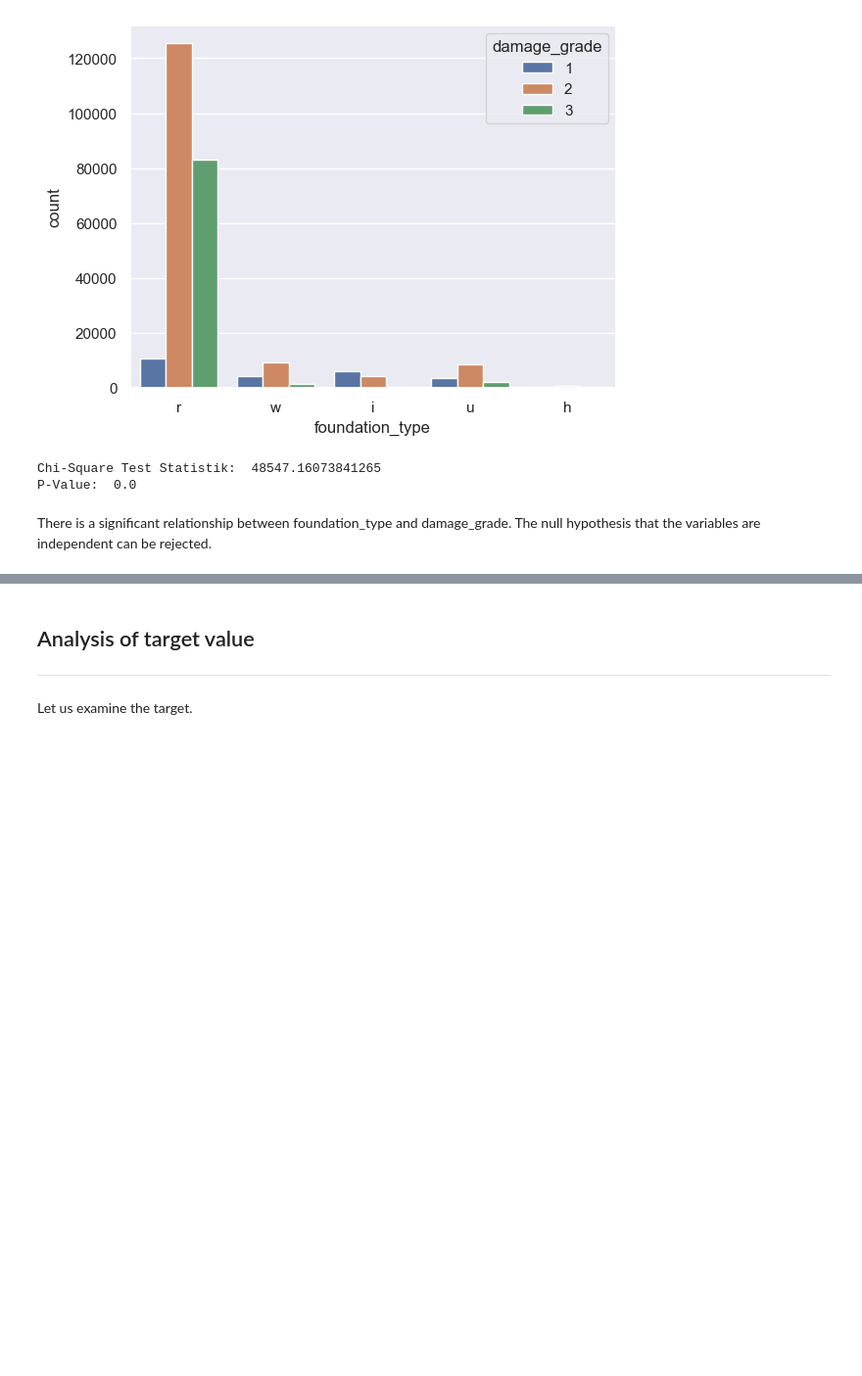
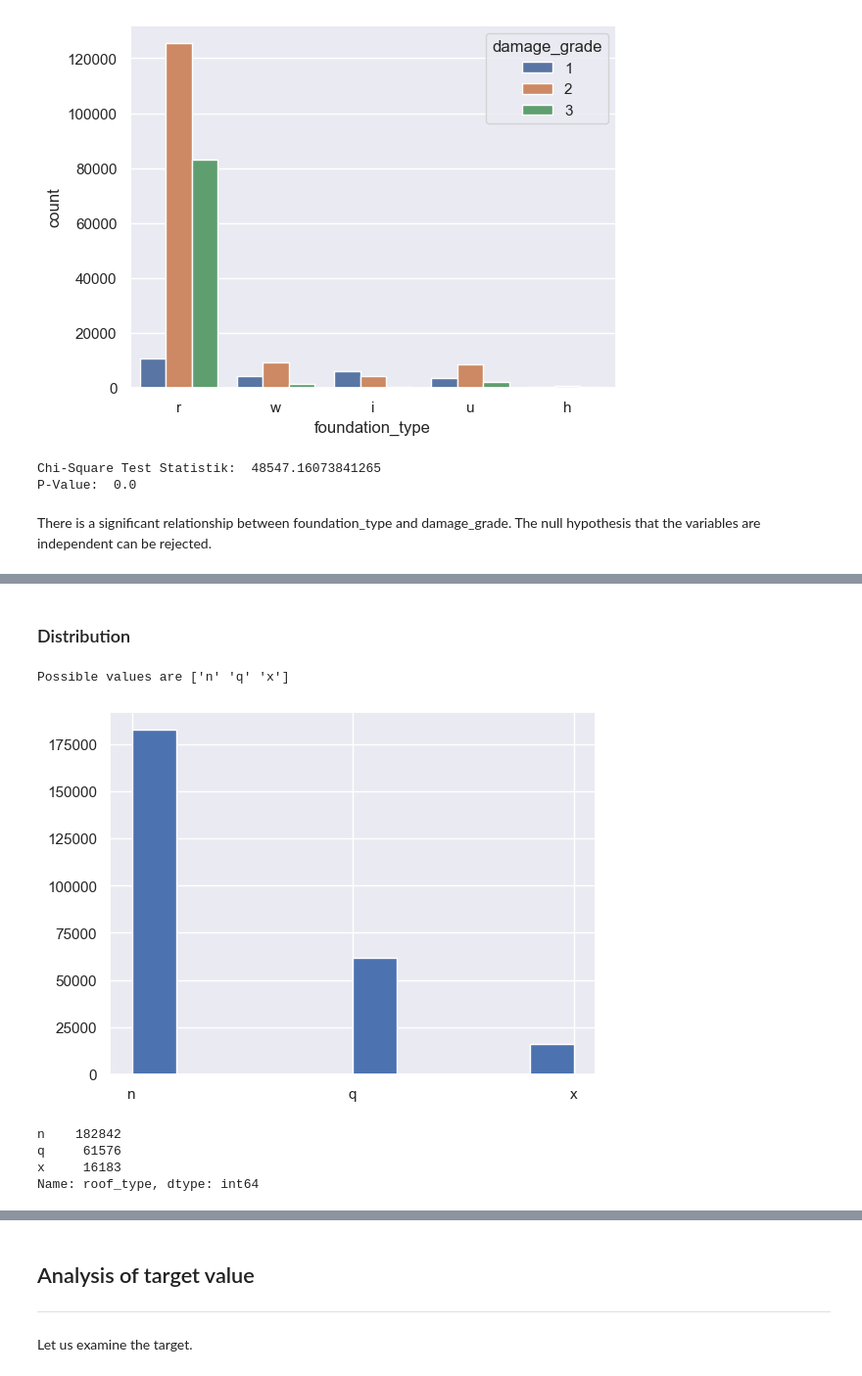
Before and after one commit to Sidies/-2015_Gorkha_earthquake_damage_prediction, a Jupyter notebook: notebooks/Exploration.ipynb, the cells around one changed output, grey strips where cells are left out. Shown at 98% size. Drawn from its saved outputs; the diff is of its cells as text; code cells hidden in the pictures; blank space fills up the shorter version.

Commit message:
Analysis for roof_type

```diff
--- a/notebooks/Exploration.ipynb
+++ b/notebooks/Exploration.ipynb
@@ -474,0 +478,14 @@ There is a significant relationship between foundation_type and damage_grade. Th
+# %% [markdown]
+### Distribution
+# %%
+print(f"Possible values are {train_df['roof_type'].unique()}")
+train_df['roof_type'].hist()
+plt.show()
+print(f"{train_df['roof_type'].value_counts()}")
+# %% [output]
+Possible values are ['n' 'q' 'x']
+[figure, added]
+n    182842
+q     61576
+x     16183
+Name: roof_type, dtype: int64
```
Also changed, not shown: parts of 6 cells of this notebook.
